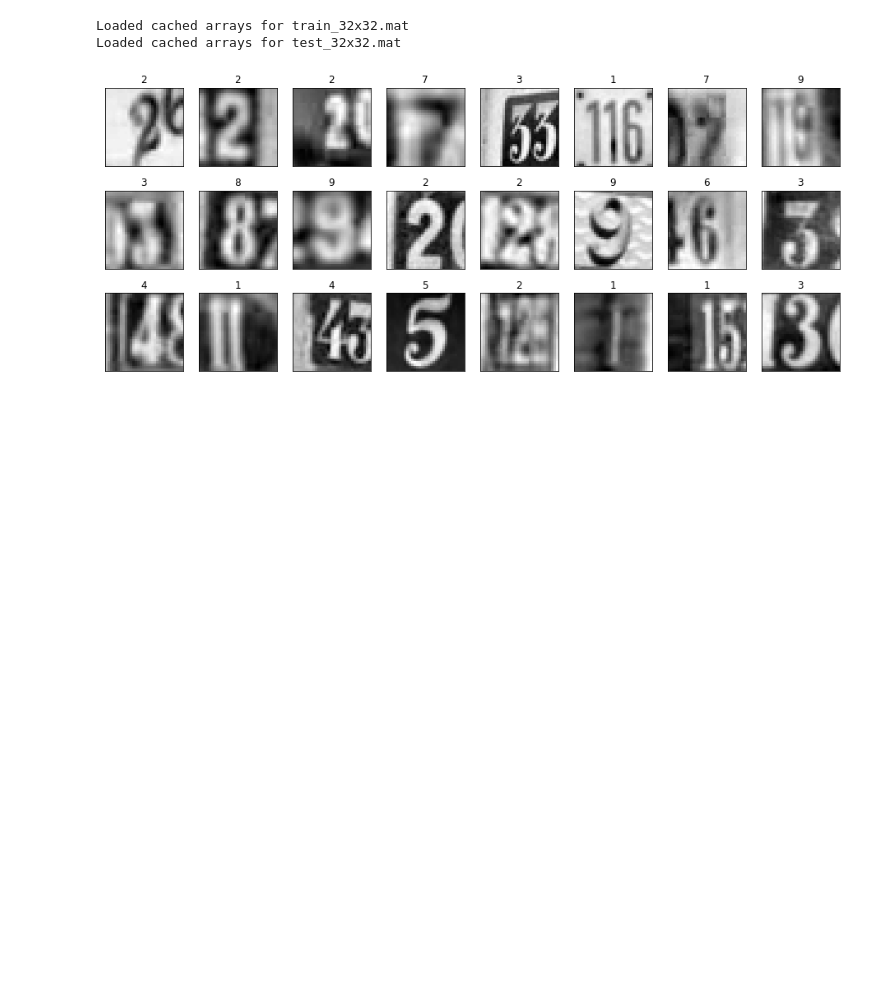
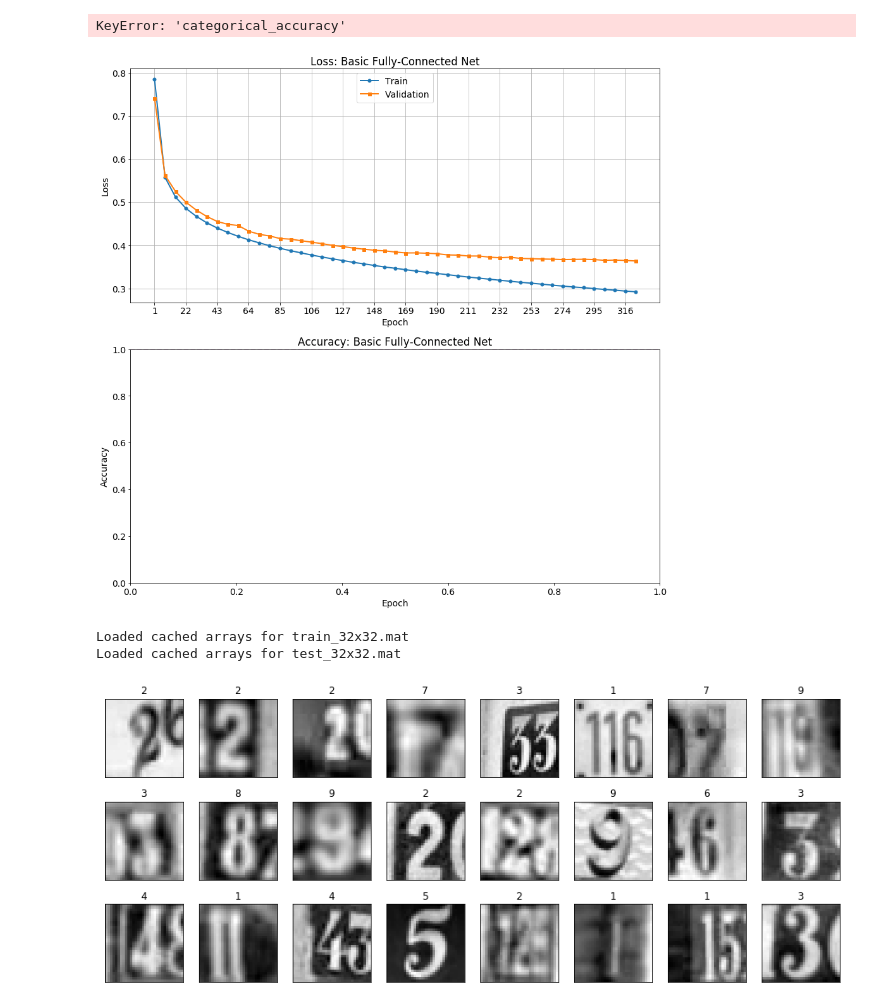
Before and after one commit to CatWantsMeow/mo, a Jupyter notebook: 2/1.ipynb, the cells around one changed output. Saved outputs shown, nothing was run; the diff lists cells and outputs as text; code cells hidden in the pictures; blank space fills up the shorter version.

```diff
--- a/2/1.ipynb
+++ b/2/1.ipynb
@@ -85,3 +155,13 @@ plt.show()
+# %%
+fc_nn_results = {
+    "Basic Fully-Connected Net": json.load(open('results/not_mnist_fc_net_basic.json')),
+    "Fully-Connected Net with Dropouts": json.load(open('results/not_mnist_fc_net_dropout.json')),
+    "Fully-Connected Net with Adaptive LR": json.load(open('results/not_mnist_fc_net_adaptive_lr.json'))
+}
+plot_results(fc_nn_results)
+# %% [output]
+KeyError: 'categorical_accuracy'
+[figure, added]
 # %%
 from svhn_preprocess import load_multiple_digits_data, load_single_digit_data
 # %%
```
Also changed, not shown: parts of 8 cells of this notebook, 7 other files.
